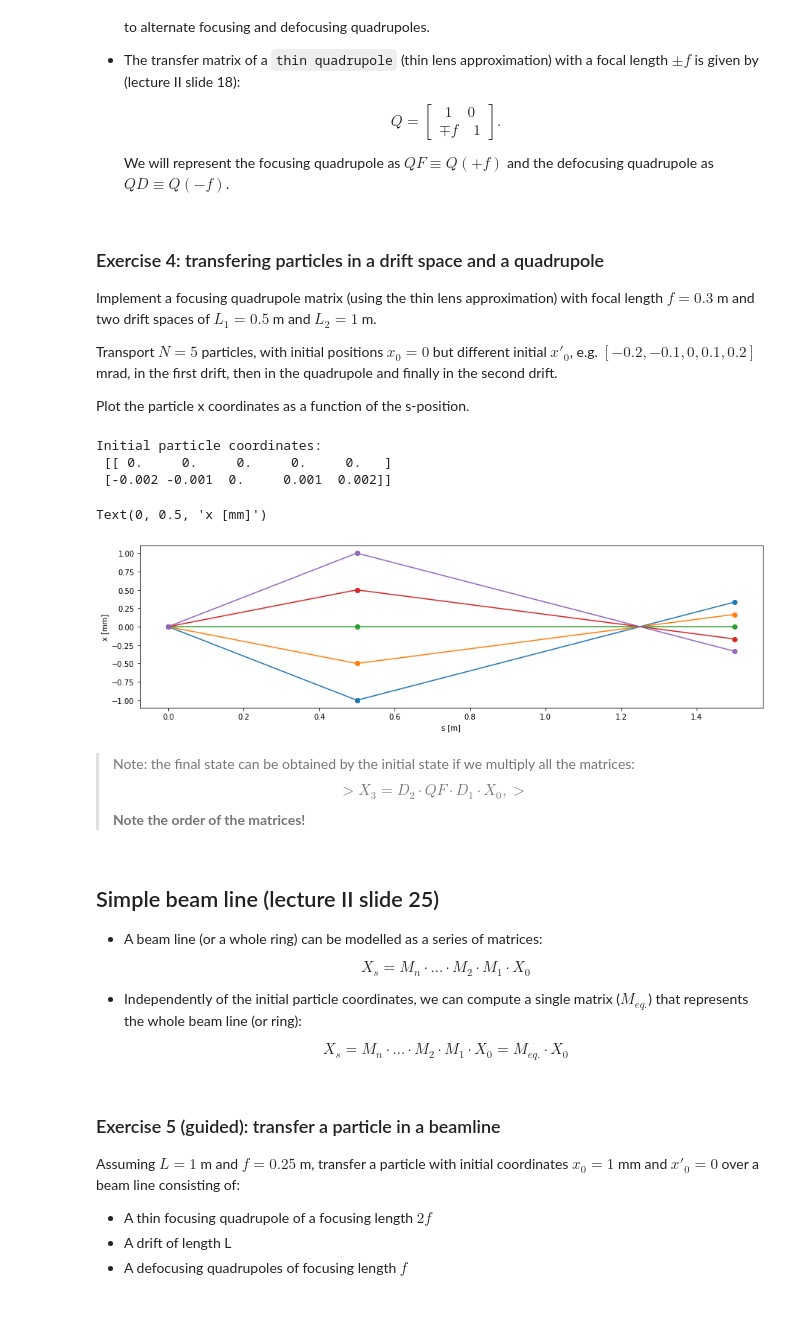
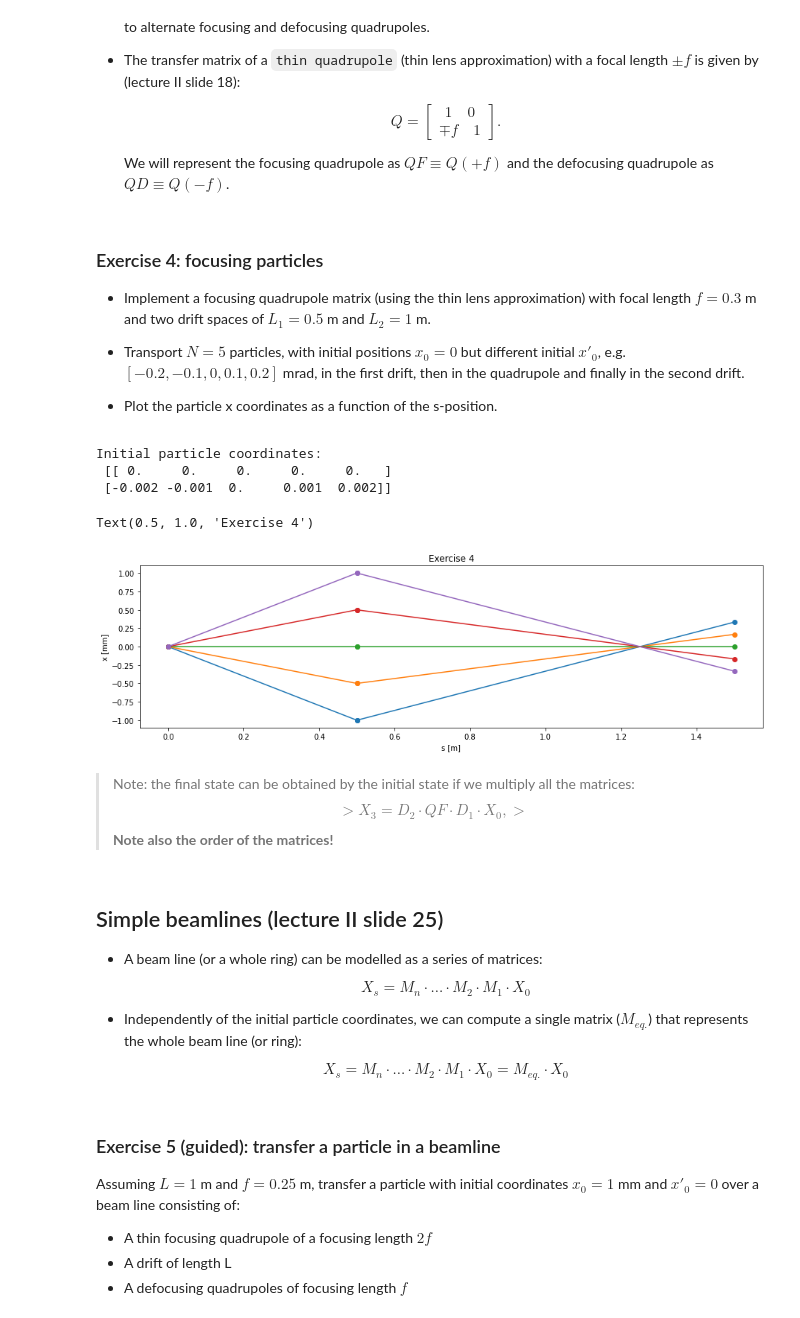
Before and after one commit to tprebiba/accelerators-teaching, a Jupyter notebook: 01_AUTH-2024_Accelerator_Physics/01_Basics_SOLUTIONS.ipynb, the cells around one changed output. Saved outputs shown, nothing was run; the diff lists cells and outputs as text; code cells hidden in the pictures.

```diff
--- a/01_AUTH-2024_Accelerator_Physics/01_Basics_SOLUTIONS.ipynb
+++ b/01_AUTH-2024_Accelerator_Physics/01_Basics_SOLUTIONS.ipynb
@@ -258,13 +260,13 @@ Particles with $p_x\neq0$ can quickly get lost in the horizontal aperture of our
 
     We will represent the focusing quadrupole as $QF\equiv Q(+f)$ and the defocusing quadrupole as $QD\equiv Q(-f)$.
 # %% [markdown]
-### Exercise 4: transfering particles in a drift space and a quadrupole
+### Exercise 4: focusing particles
 
-Implement a focusing quadrupole matrix (using the thin lens approximation) with focal length $f = 0.3$ m and two drift spaces of $L_1=0.5$ m and $L_2=1$ m.
+- Implement a focusing quadrupole matrix (using the thin lens approximation) with focal length $f = 0.3$ m and two drift spaces of $L_1=0.5$ m and $L_2=1$ m.
 
-Transport $N=5$ particles, with initial positions $x_0=0$ but different initial $x'_0$, e.g. $[-0.2,-0.1,0,0.1,0.2]$ mrad, in the first drift, then in the quadrupole and finally in the second drift.
+- Transport $N=5$ particles, with initial positions $x_0=0$ but different initial $x'_0$, e.g. $[-0.2,-0.1,0,0.1,0.2]$ mrad, in the first drift, then in the quadrupole and finally in the second drift.
 
-Plot the particle x coordinates as a function of the s-position.
+- Plot the particle x coordinates as a function of the s-position.
 # %%
 # Definition of elements
 
@@ -301,22 +303,23 @@ X_3 = D2 @ X_2
 # %%
 # We will plot for each particle the x-coordinates between
 plt.figure(figsize=(15,4))
 s = [0, L1, L1, (L1+L2)]
 for i in range(len(X_0[0])):
     plt.plot(s, [X_0[0,i]*1e3,X_1[0,i]*1e3,X_2[0,i]*1e3,X_3[0,i]*1e3], 'o-')
 plt.xlabel('s [m]')
 plt.ylabel('x [mm]')
+plt.title('Exercise 4')
 # %% [output]
-Text(0, 0.5, 'x [mm]')
+Text(0.5, 1.0, 'Exercise 4')
-[figure, old version]
+[figure, new version]
 # %% [markdown]
 > Note: the final state can be obtained by the initial state if we multiply all the matrices:
 > \begin{equation}
 > X_3 = D_2 \cdot QF \cdot D_1 \cdot X_0,
 > \end{equation}
-> **Note the order of the matrices!**
+> **Note also the order of the matrices!**
 # %% [markdown]
-## Simple beam line (lecture II slide 25)
+## Simple beamlines (lecture II slide 25)
 
 - A beam line (or a whole ring) can be modelled as a series of matrices:
 
```
Also changed, not shown: parts of 8 cells of this notebook, 5 other files.
